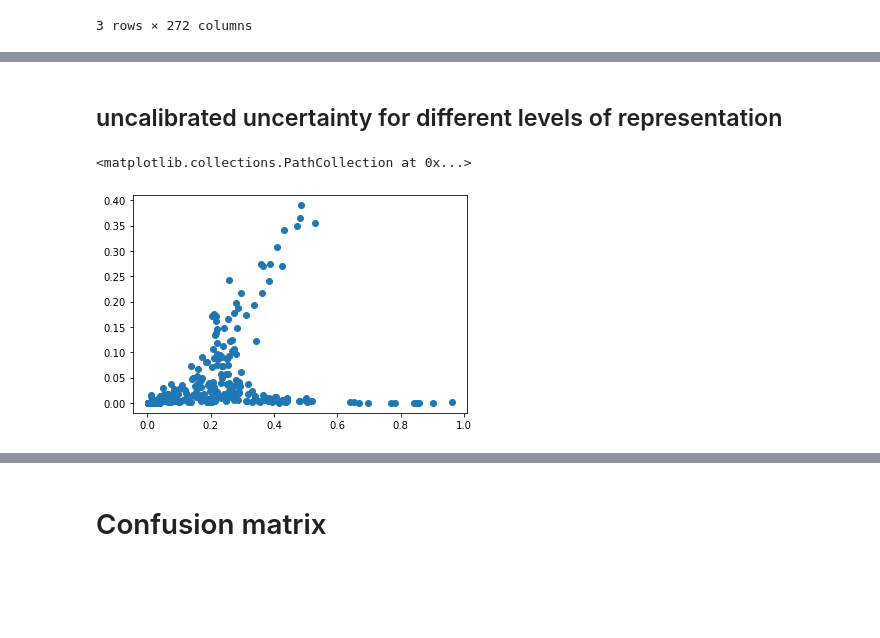
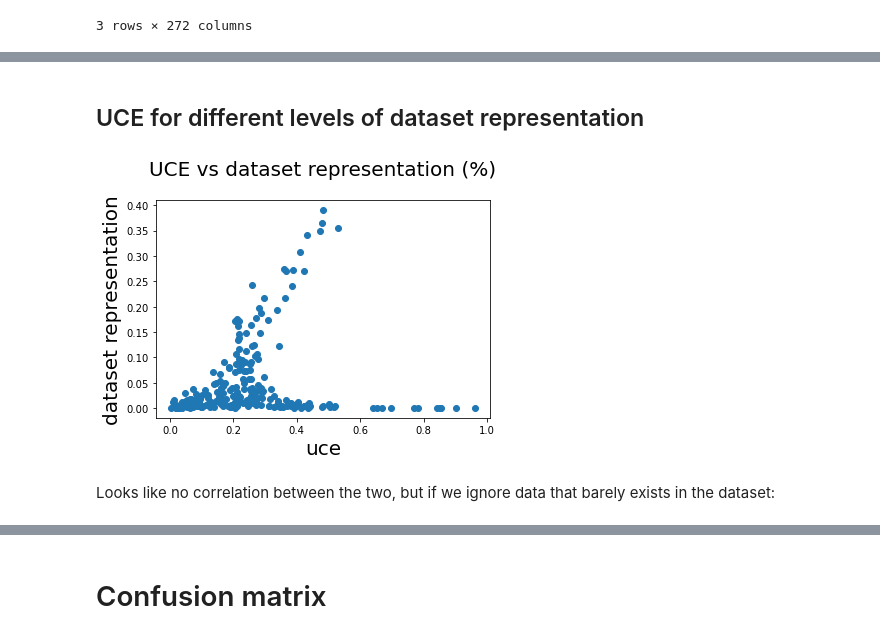
Before and after one commit to snovaisg/master-thesis, a Jupyter notebook: Accuracy as a function of confidence.ipynb, the cells around one changed output, grey strips where cells are left out. Cells and saved outputs as stored; diff of their text form; code cells hidden in the pictures; blank space fills up the shorter version.

```diff
--- a/Accuracy as a function of confidence.ipynb
+++ b/Accuracy as a function of confidence.ipynb
@@ -194,5 +263,8 @@ predictions.head(3)
 # %%
 def UCE(diagnostic_preds : pd.Series,diagnostic_logits: pd.Series, diagnostic_goldens : pd.Series, nbins:int = 10):
+    """
+    Computes the Expected Uncertainty Calibration error for a batch of predictions of a single diagnosis.
+    """
 
     # output distribution of sigmoid
     output_probabilities = (diagnostic_logits
@@ -200,7 +272,7 @@ def UCE(diagnostic_preds : pd.Series,diagnostic_logits: pd.Series, diagnostic_go
                      .to_frame('positive_class')
                      .assign(negative_class=lambda x: 1-x.positive_class)
                     )
-    # compute entropies
+    # compute entropies of each prediction vector
     entropy_calc = lambda row: -1 * sum([e * np.log2(e) for e in row])
     entropies = output_probabilities.apply(entropy_calc,axis=1)
 
@@ -232,9 +304,9 @@ def UCE(diagnostic_preds : pd.Series,diagnostic_logits: pd.Series, diagnostic_go
     return uce, avg_enropy_in_bin_list, errors_in_bin_list
 # %%
 diag = 'diag_88'
-diagnostic_preds = predictions.loc[:,'diag_88']
-diagnostic_logits = df_var_predictions.loc[:,'diag_88']
-diagnostic_goldens = df_golden.loc[:,'diag_88']
+diagnostic_preds = predictions.loc[:,diag]
+diagnostic_logits = df_var_predictions.loc[:,diag]
+diagnostic_goldens = df_golden.loc[:,diag]
 nbins = 20
 uce, entropy_in_bin, errors_in_bin = UCE(diagnostic_preds,diagnostic_logits,diagnostic_goldens,nbins=nbins)
 # %%
@@ -258,24 +330,41 @@ plot_uncert(errors_in_bin,entropy_in_bin)
 [figure]
 # %% [markdown]
-## uncalibrated uncertainty for different levels of representation
+## UCE for different levels of dataset representation
 # %%
 idx = pd.IndexSlice
 representation = (df_golden.sum() / df_golden.shape[0]).rename('representation')
 highly_represented = representation.nlargest(3).index
 # %%
+unexistent_diagnoses = df_golden.sum(axis=0).where(lambda x: x == 0).dropna().index
+
+nbins = 20 # for UCE
 res = []
 for diag in df_golden.columns:
+    if diag in unexistent_diagnoses:
+        continue
+    # select data for diagnostic
     diagnostic_preds = predictions.loc[:,diag]
     diagnostic_logits = df_var_predictions.loc[:,diag]
     diagnostic_goldens = df_golden.loc[:,diag]
-    nbins = 20
+
+    # compute metrics
     uce, _, _ = UCE(diagnostic_preds,diagnostic_logits,diagnostic_goldens,nbins=nbins)
-    res.append((diag,uce))
+    auroc = roc_auc_score(diagnostic_goldens,diagnostic_logits)
+
+    # save
+    res.append((diag,uce,auroc))
 # %%
-uce_vs_repr = pd.DataFrame(res,columns=['diag','uce']).set_index('diag').join(representation)
+uce_vs_repr = pd.DataFrame(res,columns=['diag','uce','AUROC']).set_index('diag').join(representation)
-# %%
-plt.scatter(x=uce_vs_repr['uce'],
-            y=uce_vs_repr['representation'])
-# %% [output]
-<matplotlib.collections.PathCollection at 0x...>
-[figure, removed]
+# %%
+plt.title('UCE vs dataset representation (%)',fontdict={'fontsize':20},pad=25)
+
+fig = plt.scatter(x=uce_vs_repr['uce'],
+            y=uce_vs_repr['representation'])
+plt.xlabel('uce',fontdict={'fontsize':20})
+plt.ylabel('dataset representation',fontdict={'fontsize':20})
+mask = uce_vs_repr.representation > 0.05
+plt.show();
+# %% [output]
+[figure, added]
+# %% [markdown]
+Looks like no correlation between the two, but if we ignore data that barely exists in the dataset:
```
Also changed, not shown: parts of 14 cells of this notebook, 7 other files.
